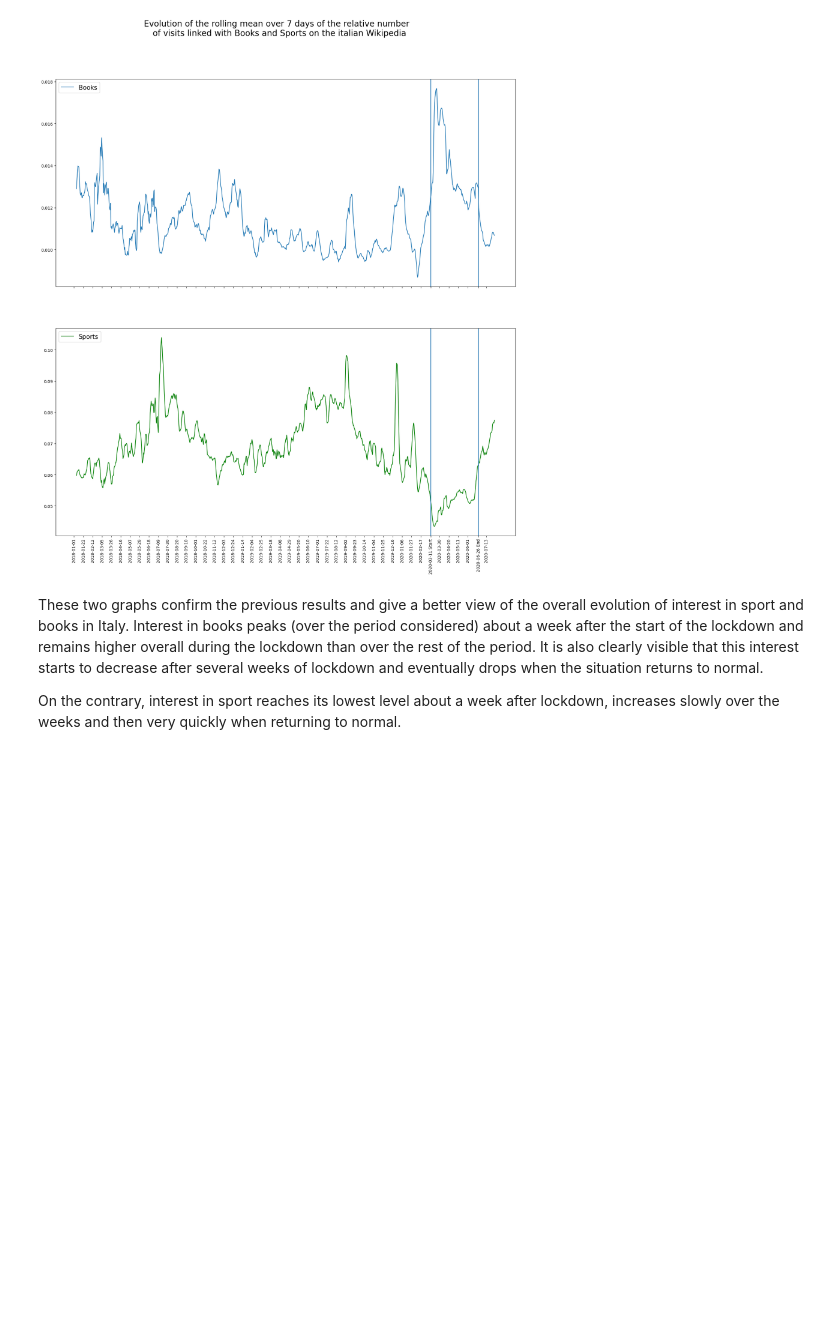
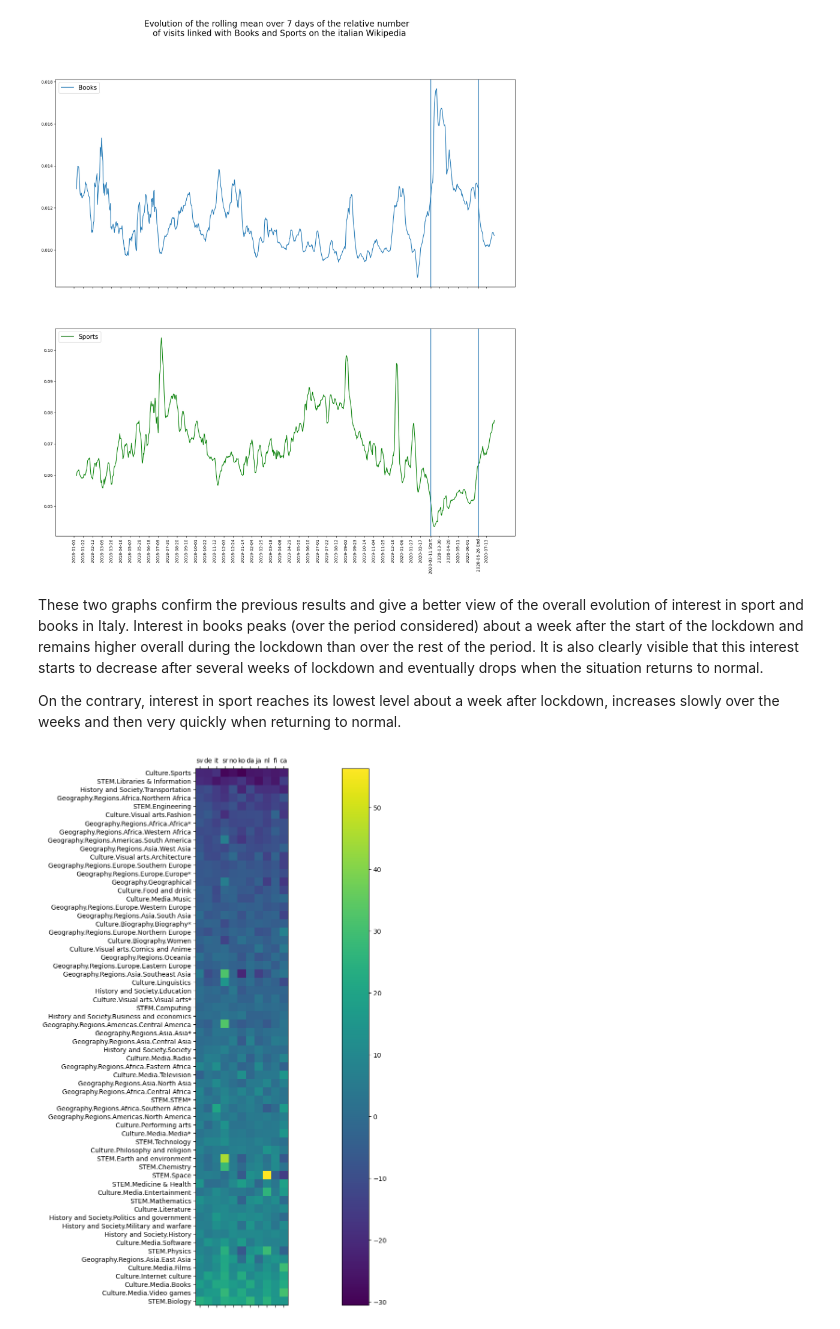
Before and after one commit to epfl-ada/ada-2022-project-datamineurs, a Jupyter notebook: ADA_coronawiki_project.ipynb, the cells around one changed output. Cells and saved outputs as stored; diff of their text form; code cells hidden in the pictures; blank space fills up the shorter version.

```diff
--- a/ADA_coronawiki_project.ipynb
+++ b/ADA_coronawiki_project.ipynb
@@ -458,3 +468,85 @@ ax2.legend(fontsize=15)
 These two graphs confirm the previous results and give a better view of the overall evolution of interest in sport and books in Italy. Interest in books peaks (over the period considered) about a week after the start of the lockdown and remains higher overall during the lockdown than over the rest of the period. It is also clearly visible that this interest starts to decrease after several weeks of lockdown and eventually drops when the situation returns to normal.
 
 On the contrary, interest in sport reaches its lowest level about a week after lockdown, increases slowly over the weeks and then very quickly when returning to normal.
+# %%
+#Here we want to plot how each topic evolved during the pandemics with respect to the normal
+domains = ['sv','de','it','sr','no','ko','da','ja','nl','fi','ca']
+
+import datetime
+import time
+from datetime import date
+import numpy as np
+period = []
+d0 = date(2018,1,1)
+d1 = date(2020,7,31)
+delta = datetime.timedelta(days=1)
+
+while d0 <= d1:
+    period.append(d0.strftime('%Y-%m-%d'))
+    d0 += delta
+
+# Thanks to the dataframe df_interventions we can get the dates of the lockdown in every countries
+lockdown_start = df_interventions.loc[df_interventions['lang'].isin(domains)][['lang','Mobility']]
+lockdown_end = df_interventions.loc[df_interventions['lang'].isin(domains)][['lang','Normalcy']]
+lockdown_end.iloc[8,1] = '2020-04-15' # !!!! verify value for normalcy spain
+lockdown_end.head(10)
+
+# We compute the index of these dates in the list of the days
+lockdown_start['start_index'] = [period.index(date) for date in lockdown_start['Mobility']]
+lockdown_end['end_index'] = [period.index(date) for date in lockdown_end['Normalcy']]
+
+
+#Create an empty dataframe which will contain the relative evolution for each topic
+df_evolution = pd.DataFrame({'country' : [], 'topic' : [], 'evolution' : []})
+
+#For each topic, compute its evolution and add it to the dataframe
+for d in domains:
+    for topic in json_timeseries[d]['topics'].keys() :
+        topic_m = pd.Series(list(json_timeseries[d + '.m']['topics'][topic]['percent'].values()))
+        topic_normal = pd.Series(list(json_timeseries['it']['topics'][topic]['percent'].values()))
+        topic_all = topic_normal.add(topic_m)
+
+     #Relative evolution : ratio between the relative topic interset during the pandemic vs before pandemic
+        start_index = lockdown_start.loc[lockdown_start['lang'] == d]['start_index'].tolist()[0]
+        end_index = lockdown_end.loc[lockdown_end['lang'] == d]['end_index'].tolist()[0]
+        relative_evolution = topic_all[start_index:end_index].mean() / topic_all.mean()
+
+    #Select only the topics where the evolution is strong
+        threshold=0.0 #can be increased if you want only the topics which have change above the threshold
+        if relative_evolution > 1+threshold or relative_evolution < 1-threshold:
+            new_entry = [d, topic, (relative_evolution-1)*100]
+            df_evolution.loc[df_evolution.shape[0]] = new_entry
+
+nb_rows = len(list(set(df_evolution['topic'].tolist())))
+nb_columns = len(domains)
+
+topics = list(set(df_evolution['topic'].tolist()))
+
+A = np.zeros((nb_rows, nb_columns + 1))
+
+for i in range(nb_rows):
+    for j in range(nb_columns):
+        country = domains[j]
+
+        A[i,j] = df_evolution.loc[(df_evolution['country'] == country) & (df_evolution['topic'] == topics[i])]['evolution'].tolist()[0]
+
+    A[i,nb_columns] = sum([A[i,j] for j in range(nb_columns)])
+
+l = A[:, nb_columns].argsort()
+A = A[l]
+topics = np.array(topics)[l]
+fig = plt.figure(figsize=(30,15))
+ax = fig.add_subplot(111)
+cax = ax.matshow(A[:, :nb_columns], interpolation='nearest')
+fig.colorbar(cax)
+
+xaxis = np.arange(len(domains))
+yaxis = np.arange(len(topics))
+ax.set_xticks(xaxis)
+ax.set_yticks(yaxis)
+ax.set_xticklabels(domains)
+ax.set_yticklabels(topics)
+
+plt.show()
+# %% [output]
+[figure, added]
```
Also changed, not shown: parts of 1 cell of this notebook.
